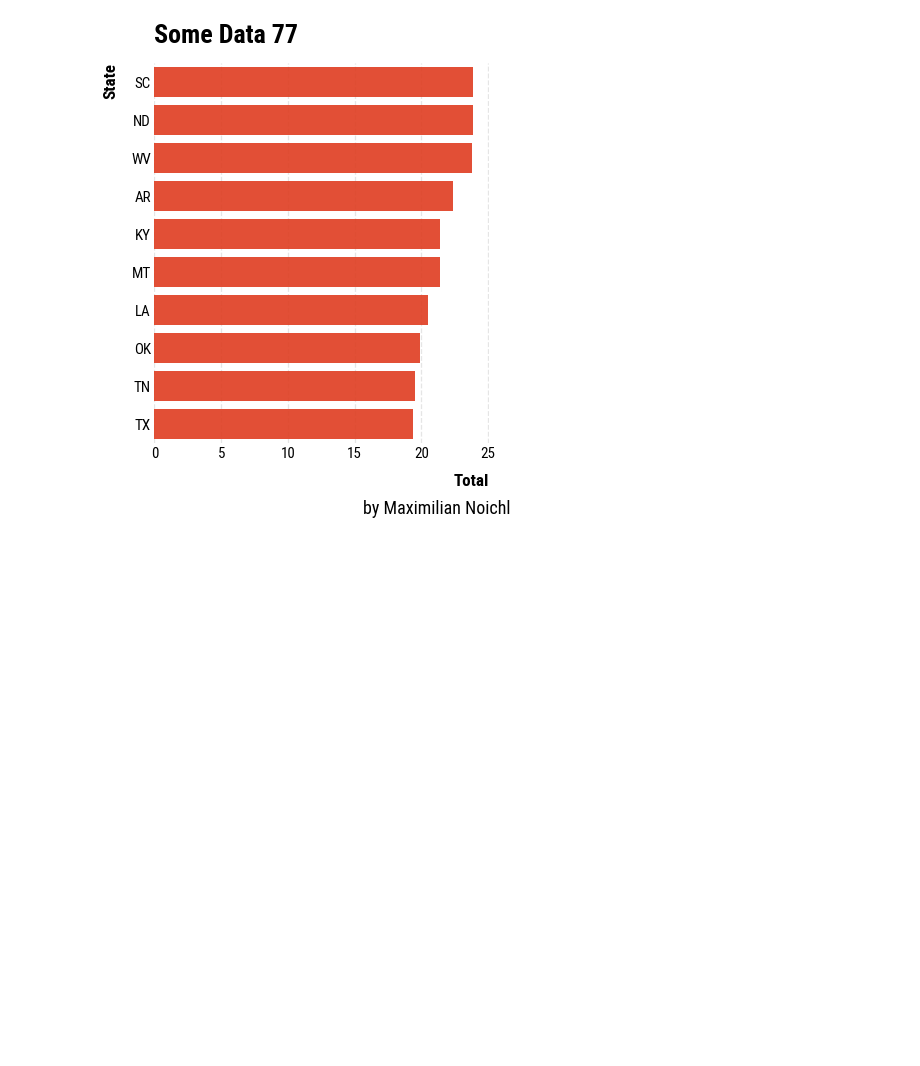
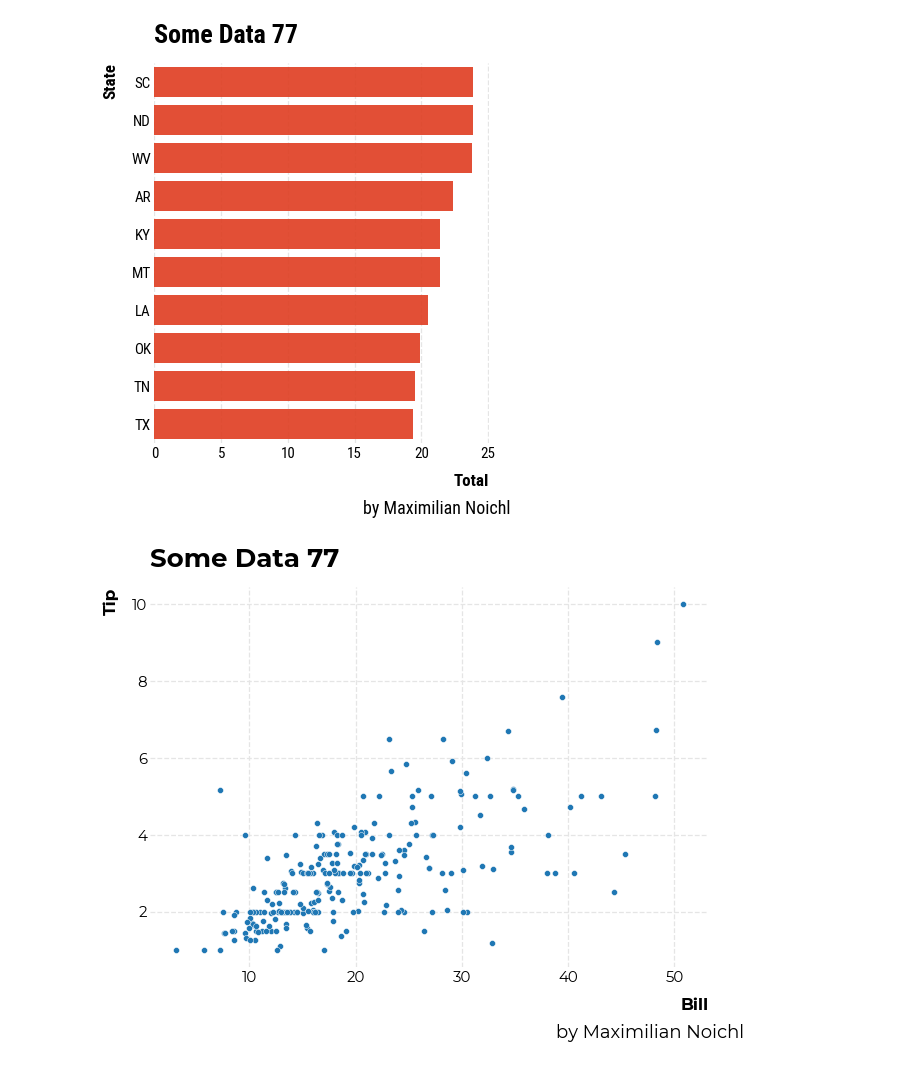
Before and after one commit to MNoichl/opinionated, a Jupyter notebook: opinionated_trial_notebook.ipynb, the cells around one changed output. Drawn from its saved outputs; the diff is of its cells as text; code cells hidden in the pictures; blank space fills up the shorter version.

```diff
--- a/opinionated_trial_notebook.ipynb
+++ b/opinionated_trial_notebook.ipynb
@@ -146,3 +146,24 @@ add_attribution(attrib='by Maximilian Noichl')
 plt.show()
 # %% [output]
 [figure]
+# %%
+f, ax = plt.subplots(figsize=(10, 7))
+tips = sns.load_dataset("tips")
+
+plt.rc('font', family='Montserrat')
+
+sns.scatterplot(data=tips, x="total_bill", y="tip")
+
+ax.set_title('Some Data 77')
+ax.set_ylabel("Tip")
+ax.set_xlabel("Bill")
+
+def add_attribution(attrib = 'by me'):
+  plt.figtext( .95, -0.015, attrib, ha="right", fontsize=18)
+add_attribution(attrib='by Maximilian Noichl')
+
+
+
+plt.show()
+# %% [output]
+[figure, added]
```
